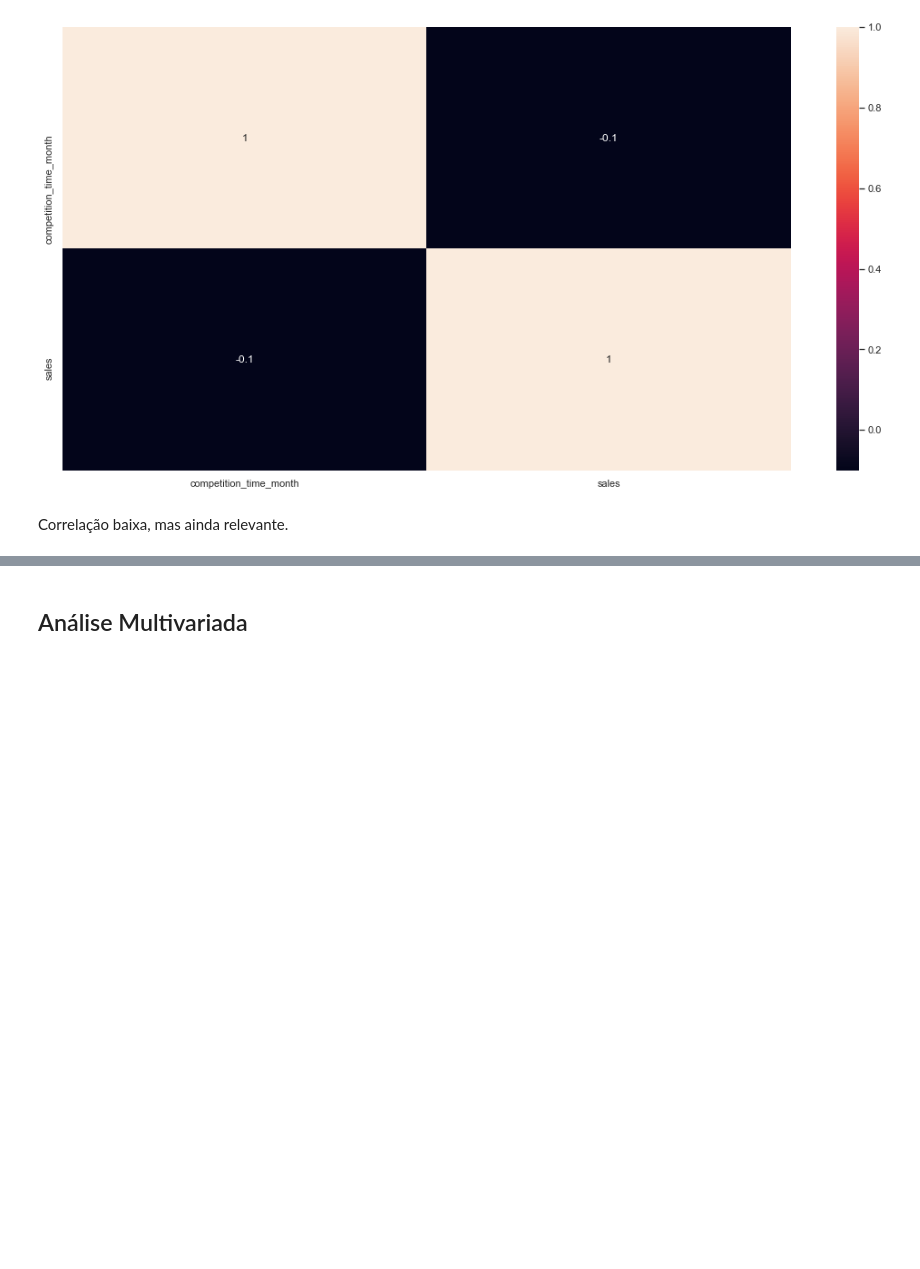
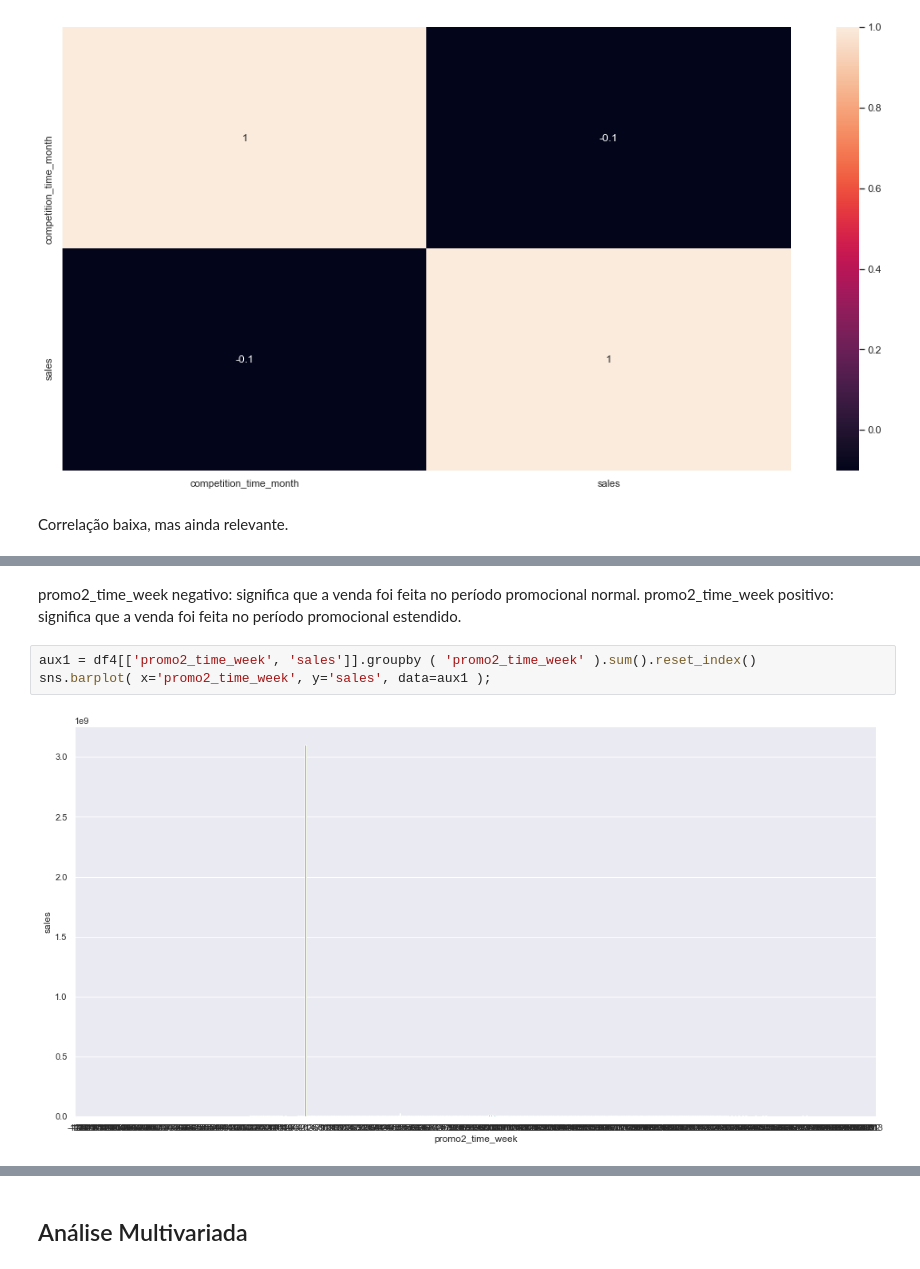
Before and after one commit to nortonvanz/Pharmacy-Sales-Forecast, a Jupyter notebook: notebooks/m04_eda.ipynb, the cells around one changed output, grey strips where cells are left out. Drawn from its saved outputs; the diff is of its cells as text; blank space fills up the shorter version.

```diff
--- a/notebooks/m04_eda.ipynb
+++ b/notebooks/m04_eda.ipynb
@@ -1223,0 +1267,8 @@ Correlação baixa, mas ainda relevante.
+# %% [markdown]
+promo2_time_week negativo: significa que a venda foi feita no período promocional normal.
+promo2_time_week positivo: significa que a venda foi feita no período promocional estendido.
+# %%
+aux1 = df4[['promo2_time_week', 'sales']].groupby ( 'promo2_time_week' ).sum().reset_index()
+sns.barplot( x='promo2_time_week', y='sales', data=aux1 );
+# %% [output]
+[figure, added]
```
Also changed, not shown: parts of 47 cells of this notebook.
